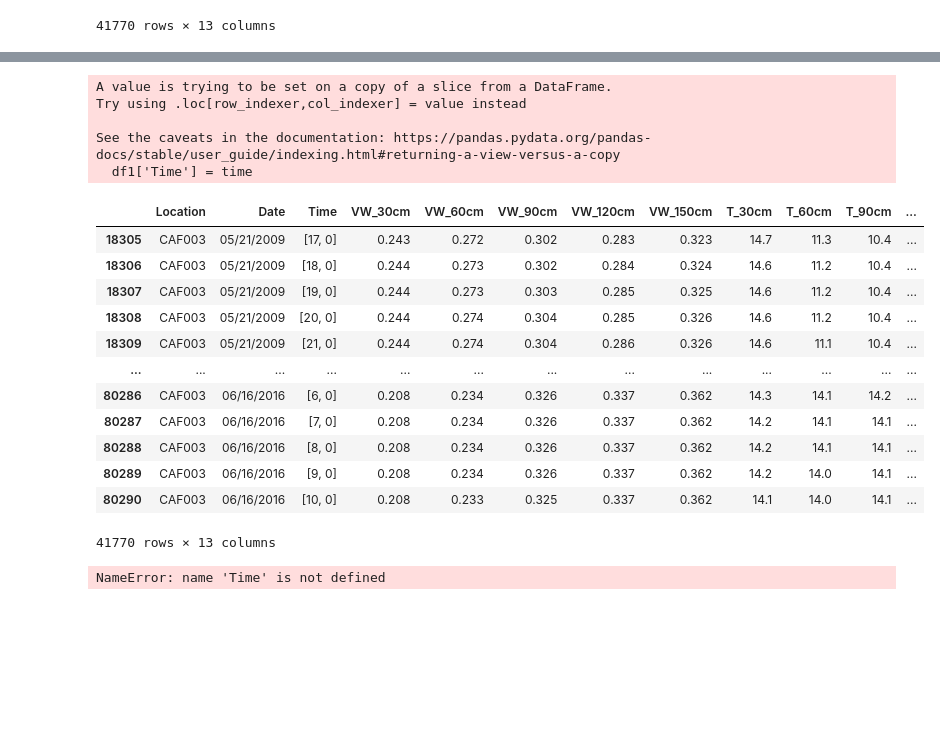
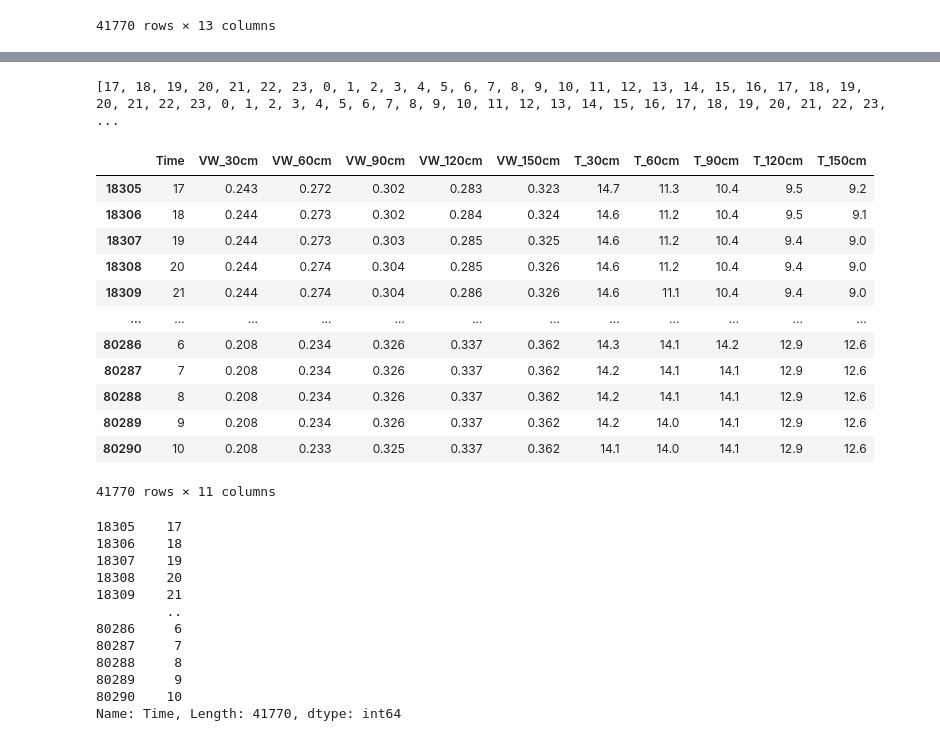
Before and after one commit to Quentinkamwendo/irrigation_system, a Jupyter notebook: River water levels.ipynb, the cells around one changed output, grey strips where cells are left out. Saved outputs shown, nothing was run; the diff lists cells and outputs as text; code cells hidden in the pictures; blank space fills up the shorter version.

Commit message:
added userInterface

```diff
--- a/River water levels.ipynb
+++ b/River water levels.ipynb
@@ -37,3 +37,6 @@ df1
 | 80289 | CAF003 | 06/16/2016 | 9:00 | 0.208 | 0.234 | 0.326 | 0.337 | 0.362 | 14.2 | 14.0 | 14.1 | ... |
 | 80290 | CAF003 | 06/16/2016 | 10:00 | 0.208 | 0.233 | 0.325 | 0.337 | 0.362 | 14.1 | 14.0 | 14.1 | ... |
 41770 rows × 13 columns
+# %%
+df2 = df1.drop(['Location', 'Date'], axis = 'columns')
+df2
@@ -40,37 +57,45 @@ df1
 # %%
-time = df1['Time'].str.split(':').apply(lambda x: [int(val) for val in x])
-time = df1['Time'].str.split(':').apply(lambda x: [int(val) for val in x])
-# numbers = [int(value) for value in time]
-df1['Time'] = time
+time = df2['Time'].str.split(':')
+numbers = [int(value[0]) for value in time]
+print(numbers)
+df2['Time'] = numbers
 # for index, element in enumerate(numbers):
 #     print(index, element)
-#     df['Time'] = element
+#     df1['Time'] = element
 # result_sum = sum(numbers)
-# result_sum
 # %% [output]
-A value is trying to be set on a copy of a slice from a DataFrame.
-Try using .loc[row_indexer,col_indexer] = value instead
-
-See the caveats in the documentation: https://pandas.pydata.org/pandas-docs/stable/user_guide/indexing.html#returning-a-view-versus-a-copy
-  df1['Time'] = time
+[17, 18, 19, 20, 21, 22, 23, 0, 1, 2, 3, 4, 5, 6, 7, 8, 9, 10, 11, 12, 13, 14, 15, 16, 17, 18, 19, 20, 21, 22, 23, 0, 1, 2, 3, 4, 5, 6, 7, 8, 9, 10, 11, 12, 13, 14, 15, 16, 17, 18, 19, 20, 21, 22, 23, ...
 # %%
-df1
+df2
 # %% [output]
-|  | Location | Date | Time | VW_30cm | VW_60cm | VW_90cm | VW_120cm | VW_150cm | T_30cm | T_60cm | T_90cm | ... |
-| 18305 | CAF003 | 05/21/2009 | [17, 0] | 0.243 | 0.272 | 0.302 | 0.283 | 0.323 | 14.7 | 11.3 | 10.4 | ... |
-| 18306 | CAF003 | 05/21/2009 | [18, 0] | 0.244 | 0.273 | 0.302 | 0.284 | 0.324 | 14.6 | 11.2 | 10.4 | ... |
-| 18307 | CAF003 | 05/21/2009 | [19, 0] | 0.244 | 0.273 | 0.303 | 0.285 | 0.325 | 14.6 | 11.2 | 10.4 | ... |
-| 18308 | CAF003 | 05/21/2009 | [20, 0] | 0.244 | 0.274 | 0.304 | 0.285 | 0.326 | 14.6 | 11.2 | 10.4 | ... |
-| 18309 | CAF003 | 05/21/2009 | [21, 0] | 0.244 | 0.274 | 0.304 | 0.286 | 0.326 | 14.6 | 11.1 | 10.4 | ... |
-| ... | ... | ... | ... | ... | ... | ... | ... | ... | ... | ... | ... | ... |
-| 80286 | CAF003 | 06/16/2016 | [6, 0] | 0.208 | 0.234 | 0.326 | 0.337 | 0.362 | 14.3 | 14.1 | 14.2 | ... |
-| 80287 | CAF003 | 06/16/2016 | [7, 0] | 0.208 | 0.234 | 0.326 | 0.337 | 0.362 | 14.2 | 14.1 | 14.1 | ... |
-| 80288 | CAF003 | 06/16/2016 | [8, 0] | 0.208 | 0.234 | 0.326 | 0.337 | 0.362 | 14.2 | 14.1 | 14.1 | ... |
-| 80289 | CAF003 | 06/16/2016 | [9, 0] | 0.208 | 0.234 | 0.326 | 0.337 | 0.362 | 14.2 | 14.0 | 14.1 | ... |
-| 80290 | CAF003 | 06/16/2016 | [10, 0] | 0.208 | 0.233 | 0.325 | 0.337 | 0.362 | 14.1 | 14.0 | 14.1 | ... |
+|  | Time | VW_30cm | VW_60cm | VW_90cm | VW_120cm | VW_150cm | T_30cm | T_60cm | T_90cm | T_120cm | T_150cm |
+| 18305 | 17 | 0.243 | 0.272 | 0.302 | 0.283 | 0.323 | 14.7 | 11.3 | 10.4 | 9.5 | 9.2 |
+| 18306 | 18 | 0.244 | 0.273 | 0.302 | 0.284 | 0.324 | 14.6 | 11.2 | 10.4 | 9.5 | 9.1 |
+| 18307 | 19 | 0.244 | 0.273 | 0.303 | 0.285 | 0.325 | 14.6 | 11.2 | 10.4 | 9.4 | 9.0 |
+| 18308 | 20 | 0.244 | 0.274 | 0.304 | 0.285 | 0.326 | 14.6 | 11.2 | 10.4 | 9.4 | 9.0 |
+| 18309 | 21 | 0.244 | 0.274 | 0.304 | 0.286 | 0.326 | 14.6 | 11.1 | 10.4 | 9.4 | 9.0 |
+| ... | ... | ... | ... | ... | ... | ... | ... | ... | ... | ... | ... |
+| 80286 | 6 | 0.208 | 0.234 | 0.326 | 0.337 | 0.362 | 14.3 | 14.1 | 14.2 | 12.9 | 12.6 |
+| 80287 | 7 | 0.208 | 0.234 | 0.326 | 0.337 | 0.362 | 14.2 | 14.1 | 14.1 | 12.9 | 12.6 |
+| 80288 | 8 | 0.208 | 0.234 | 0.326 | 0.337 | 0.362 | 14.2 | 14.1 | 14.1 | 12.9 | 12.6 |
+| 80289 | 9 | 0.208 | 0.234 | 0.326 | 0.337 | 0.362 | 14.2 | 14.0 | 14.1 | 12.9 | 12.6 |
+| 80290 | 10 | 0.208 | 0.233 | 0.325 | 0.337 | 0.362 | 14.1 | 14.0 | 14.1 | 12.9 | 12.6 |
-41770 rows × 13 columns
+41770 rows × 11 columns
+# %%
+df2['Time']
+# %% [output]
+18305    17
+18306    18
+18307    19
+18308    20
+18309    21
+         ..
+80286     6
+80287     7
+80288     8
+80289     9
+80290    10
+Name: Time, Length: 41770, dtype: int64
 # %%
-df['River_flow_30cm'] = (df['VW_30cm']/Time)
+df2['River_flow_30cm'] = (df2['VW_30cm']/df2['Time'])
-# %% [output]
-NameError: name 'Time' is not defined
 # %%
```
Also changed, not shown: parts of 15 cells of this notebook, 22 other files.
